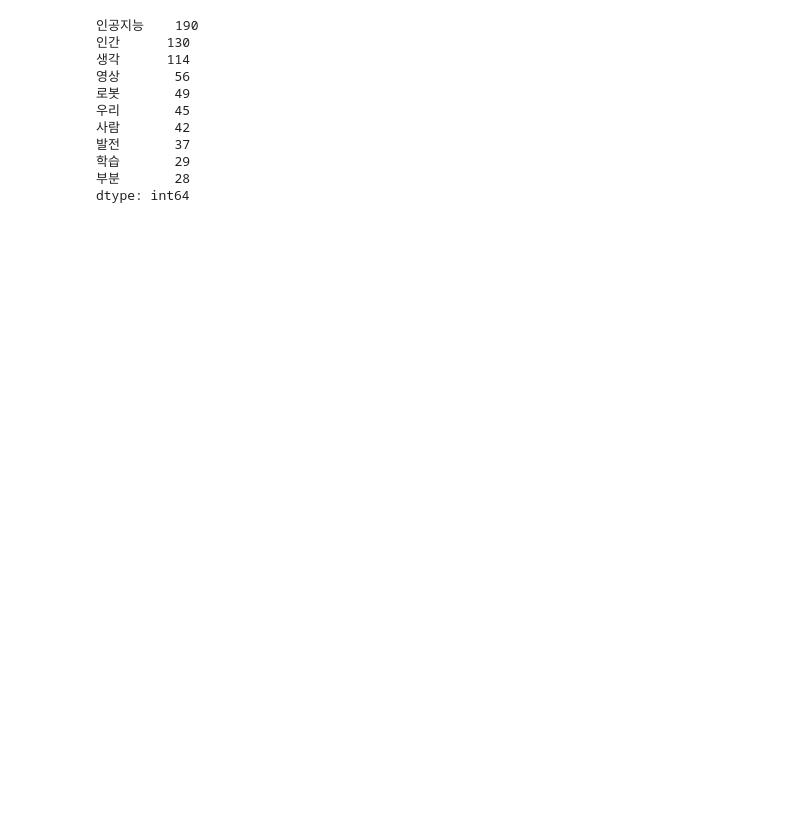
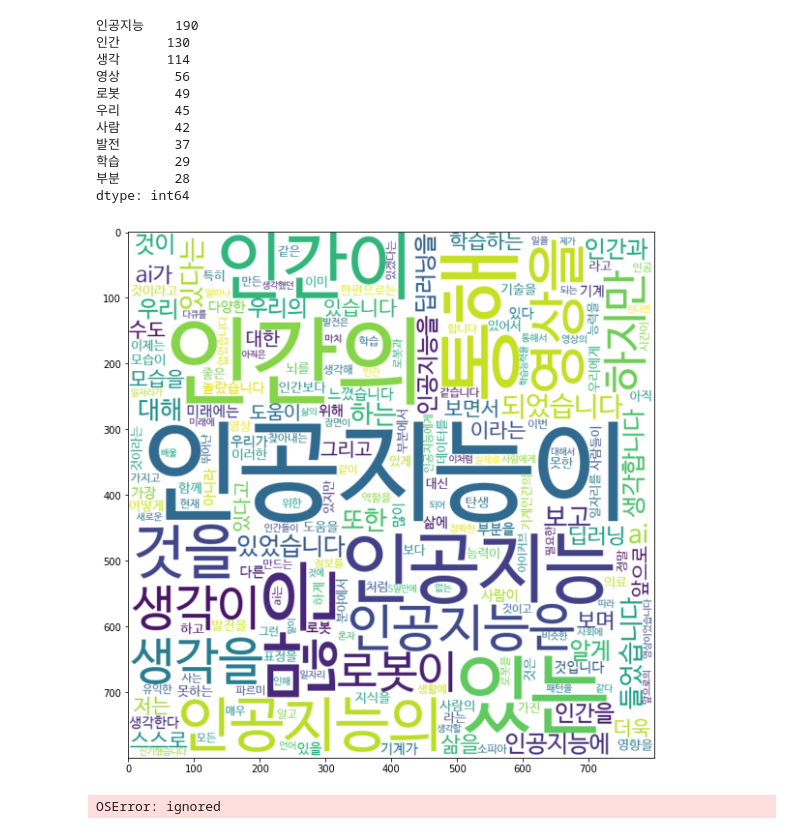
Before and after one commit to HYEONJI-K/HJ_Python, a Jupyter notebook: P0507.ipynb, the cells around one changed output. Cells and saved outputs as stored; diff of their text form; code cells hidden in the pictures; blank space fills up the shorter version.

```diff
--- a/P0507.ipynb
+++ b/P0507.ipynb
@@ -102,3 +107,46 @@ word_list.value_counts().head(10)
 학습       29
 부분       28
 dtype: int64
+# %%
+from wordcloud import WordCloud
+from collections import Counter
+font_path = '/gdrive/MyDrive/2021 Data analysis and Machine Learning/0507/NanumBarunGothic.ttf'
+# %%
+wordcloud = WordCloud(
+    font_path = font_path,
+    width = 800,
+    height = 800,
+    background_color="white"
+)
+
+count = Counter(stopped_tokens2)
+wordcloud = wordcloud.generate_from_frequencies(count)
+
+def __array__(self):
+    """Convert to numpy array.
+    Returns
+    -------
+    image : nd-array size (width, height, 3)
+        Word cloud image as numpy matrix.
+    """
+    return self.to_array()
+def to_array(self):
+    """Convert to numpy array.
+    Returns
+    -------
+    image : nd-array size (width, height, 3)
+        Word cloud image as numpy matrix.
+    """
+    return np.array(self.to_image())
+array = wordcloud.to_array()
+# %%
+get_ipython().run_line_magic('matplotlib', 'inline')
+import matplotlib.pyplot as plt
+
+fig = plt.figure(figsize=(10, 10))
+plt.imshow(array, interpolation="bilinear")
+plt.show()
+fig.savefig('wordcloud.png')
+# %% [output]
+[figure, added]
+OSError: ignored
```
Also changed, not shown: parts of 5 cells of this notebook.
